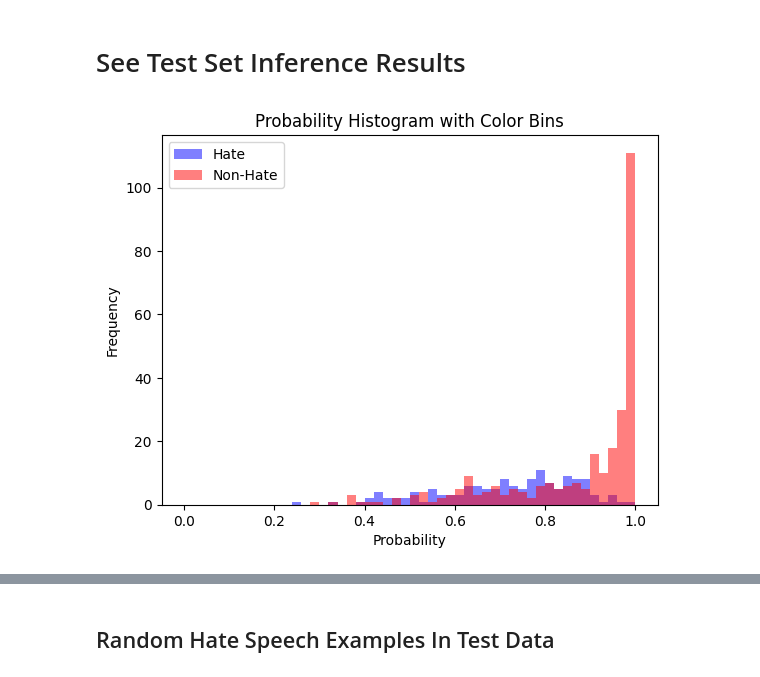
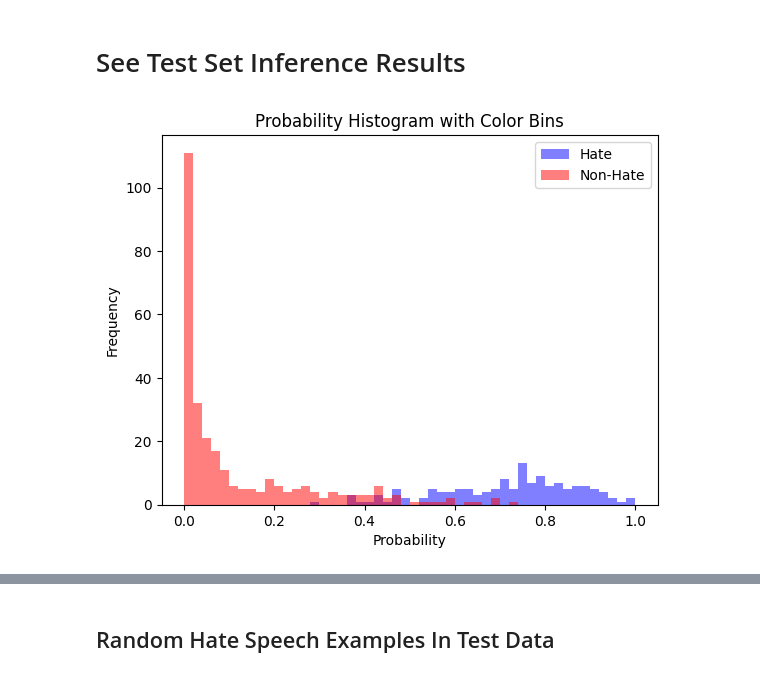
Before and after one commit to RevazRevazashvili/geo-hate-speech-analysis, a Jupyter notebook: notebooks/tfidf_logreg_classifier_with_lime_explanations_v2.ipynb, the cells around one changed output, grey strips where cells are left out. Saved outputs shown, nothing was run; the diff lists cells and outputs as text; code cells hidden in the pictures.

```diff
--- a/notebooks/tfidf_logreg_classifier_with_lime_explanations_v2.ipynb
+++ b/notebooks/tfidf_logreg_classifier_with_lime_explanations_v2.ipynb
@@ -181,0 +422,2 @@ dataset.sample(20)
+# %%
+bidzer_data['label'] = 1.0
@@ -181,0 +448,22 @@ dataset.sample(20)
+# %%
+first_half_of_bidzer_texts = bidzer_data.sample(frac=1, random_state=1).head(bidzer_data.shape[0] // 2)['use_case']
+second_half_of_bidzer_texts = bidzer_data.sample(frac=1, random_state=1).tail(bidzer_data.shape[0] // 2)['use_case']
+# %%
+import random
+def _create_hate_speec_text(text):
+  if random.random() > 0.5:
+    return first_half_of_bidzer_texts.sample(1).iloc[0]
+  else:
+    return text + " " + second_half_of_bidzer_texts.sample(1).iloc[0]
+# %%
+synthetic_dataset = pd.concat(
+    [
+        youtube_good_comments.iloc[:,:].reset_index(drop=True)[['text', 'label']],
+        pd.DataFrame(
+            {
+                "text": youtube_good_comments['text'].apply(_create_hate_speec_text).tolist(),
+                "label": youtube_good_comments['text'].apply(lambda x: 1.0)
+            }
+        )
+    ]
+)
@@ -386,26 +770,26 @@ test_inference_results_df = pd.DataFrame(
 # %%
 # Create a figure and axis
 fig, ax = plt.subplots()
 
 # Set the number of bins and range for the histogram
 n_bins = 50
 bin_range = (0, 1)
 
 # Plot histograms for positive and negative class probabilities with different colors
 ax.hist(
     test_inference_results_df['hate_prob'][test_inference_results_df.label == 1],
     bins=n_bins, range=bin_range, color='b', alpha=0.5, label='Hate')
 ax.hist(
-    test_inference_results_df['non_hate_prob'][test_inference_results_df.label == 0],
+    test_inference_results_df['hate_prob'][test_inference_results_df.label == 0],
     bins=n_bins, range=bin_range, color='r', alpha=0.5, label='Non-Hate')
 
 # Customize the plot
 ax.set_xlabel('Probability')
 ax.set_ylabel('Frequency')
 ax.set_title('Probability Histogram with Color Bins')
 ax.legend()
 
 # Show the histogram
 plt.show()
 # %% [output]
-[figure, old version]
+[figure, new version]
```
Also changed, not shown: parts of 84 cells of this notebook.
